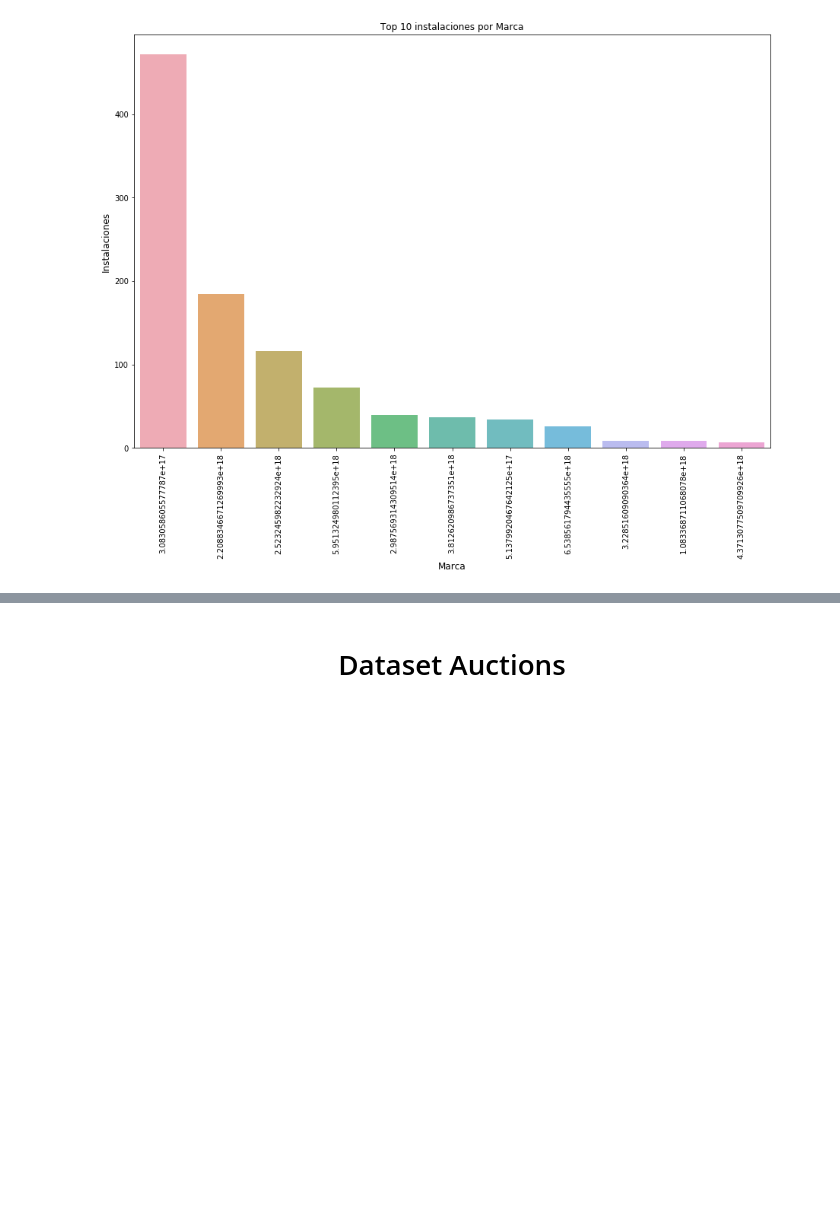
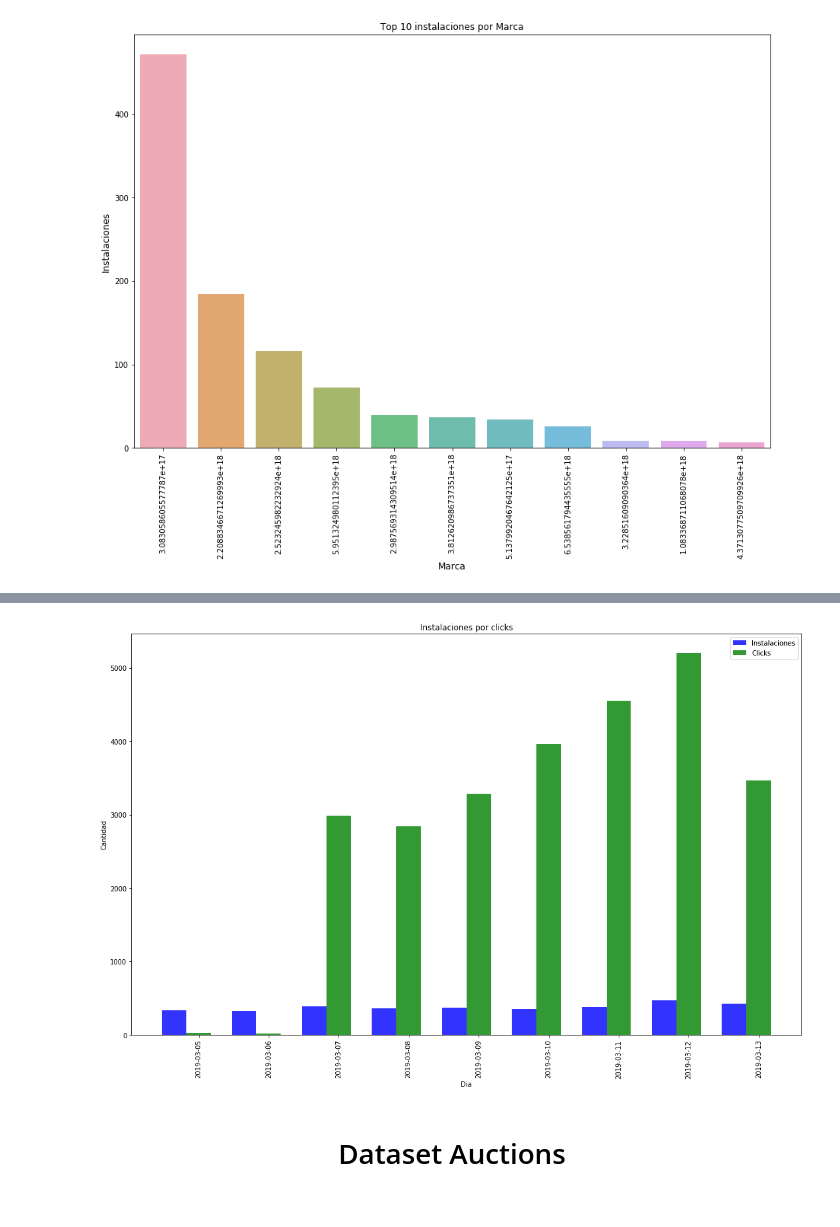
Before and after one commit to yanetrodriguez25/TpJampp, a Jupyter notebook: Tp1.ipynb, the cells around one changed output, grey strips where cells are left out. Saved outputs shown, nothing was run; the diff lists cells and outputs as text; code cells hidden in the pictures; blank space fills up the shorter version.

```diff
--- a/Tp1.ipynb
+++ b/Tp1.ipynb
@@ -1088,2 +1161,32 @@ plt.show()
+# %%
+n_groups = 9
+clicks = df_clicks_por_dia.cantidad
+instalaciones = df_installs_por_dia.cantidad
+
+fig, ax = plt.subplots(figsize=(15,10))
+index = np.arange(n_groups)
+bar_width = 0.35
+opacity = 0.8
+
+rects1 = plt.bar(index, instalaciones, bar_width,
+alpha=opacity,
+color='b',
+label='Instalaciones')
+
+rects2 = plt.bar(index + bar_width, clicks, bar_width,
+alpha=opacity,
+color='g',
+label='Clicks')
+
+plt.xlabel('Dia')
+plt.ylabel('Cantidad')
+plt.title('Instalaciones por clicks')
+plt.xticks(index + bar_width, df_installs_por_dia.dia.dt.date,rotation=90)
+plt.legend()
+
+plt.tight_layout()
+plt.show()
+# %% [output]
+[figure, added]
 # %% [markdown]
 <H1 align="center">Dataset Auctions</H1><br>
```
Also changed, not shown: parts of 24 cells of this notebook.
